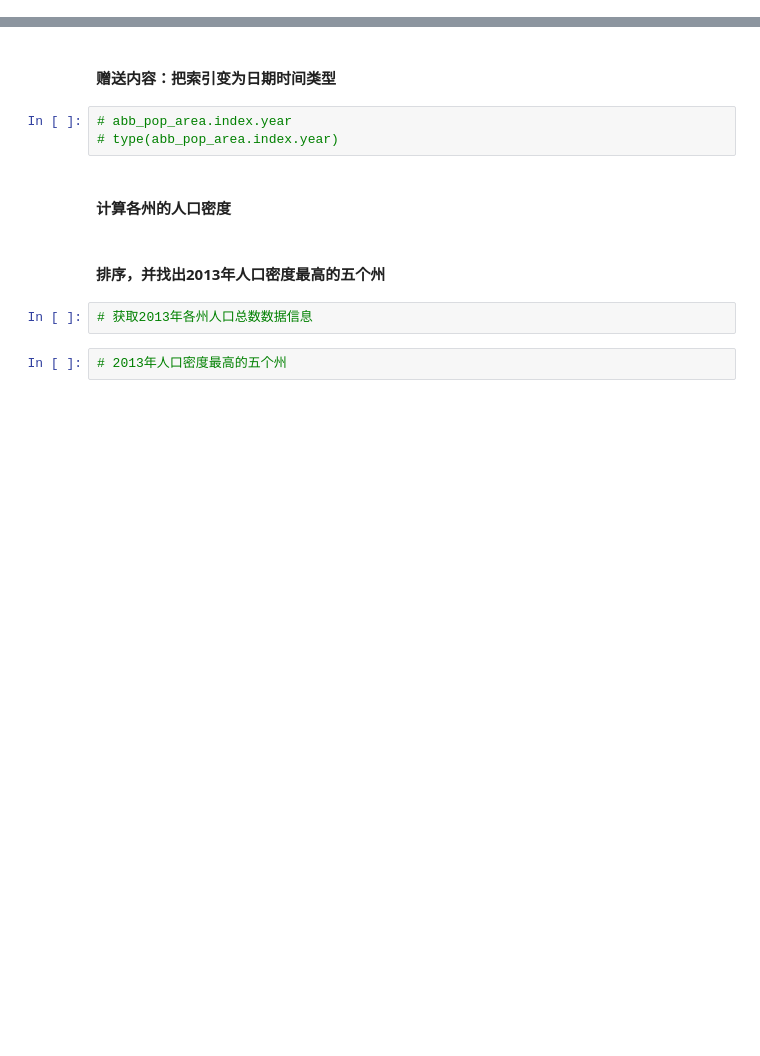
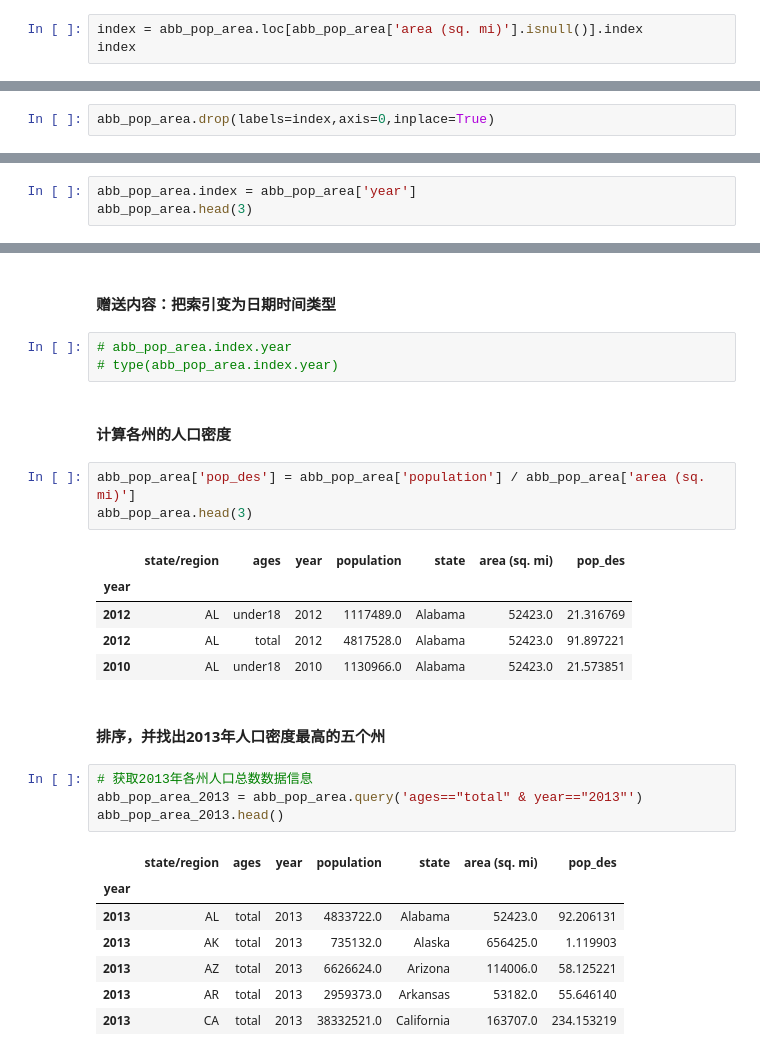
Before and after one commit to PeterZhangxing/my_lectures, a Jupyter notebook: second_lecture/American_people_blank.ipynb, the cells around one changed output, grey strips where cells are left out. Saved outputs shown, nothing was run; the diff lists cells and outputs as text; blank space fills up the shorter version.

```diff
--- a/second_lecture/American_people_blank.ipynb
+++ b/second_lecture/American_people_blank.ipynb
@@ -90,0 +201,3 @@ area.head()
+# %%
+index = abb_pop_area.loc[abb_pop_area['area (sq. mi)'].isnull()].index
+index
@@ -91,2 +211,4 @@ area.head()
 # %% [markdown]
 #### 去除含有缺失数据的行
+# %%
+abb_pop_area.drop(labels=index,axis=0,inplace=True)
@@ -98,0 +221,3 @@ area.head()
+# %%
+abb_pop_area.index = abb_pop_area['year']
+abb_pop_area.head(3)
@@ -103,9 +245,26 @@ area.head()
 # type(abb_pop_area.index.year)
 # %% [markdown]
 #### 计算各州的人口密度
+# %%
+abb_pop_area['pop_des'] = abb_pop_area['population'] / abb_pop_area['area (sq. mi)']
+abb_pop_area.head(3)
+# %% [output]
+|  | state/region | ages | year | population | state | area (sq. mi) | pop_des |
+| year |  |  |  |  |  |  |  |
+| 2012 | AL | under18 | 2012 | 1117489.0 | Alabama | 52423.0 | 21.316769 |
+| 2012 | AL | total | 2012 | 4817528.0 | Alabama | 52423.0 | 91.897221 |
+| 2010 | AL | under18 | 2010 | 1130966.0 | Alabama | 52423.0 | 21.573851 |
 # %% [markdown]
 #### 排序，并找出2013年人口密度最高的五个州
-# %%
-# 获取2013年各州人口总数数据信息
-# %%
-# 2013年人口密度最高的五个州
+# %%
+# 获取2013年各州人口总数数据信息
+abb_pop_area_2013 = abb_pop_area.query('ages=="total" & year=="2013"')
+abb_pop_area_2013.head()
+# %% [output]
+|  | state/region | ages | year | population | state | area (sq. mi) | pop_des |
+| year |  |  |  |  |  |  |  |
+| 2013 | AL | total | 2013 | 4833722.0 | Alabama | 52423.0 | 92.206131 |
+| 2013 | AK | total | 2013 | 735132.0 | Alaska | 656425.0 | 1.119903 |
+| 2013 | AZ | total | 2013 | 6626624.0 | Arizona | 114006.0 | 58.125221 |
+| 2013 | AR | total | 2013 | 2959373.0 | Arkansas | 53182.0 | 55.646140 |
+| 2013 | CA | total | 2013 | 38332521.0 | California | 163707.0 | 234.153219 |
```
Also changed, not shown: parts of 35 cells of this notebook, 1 other file.
